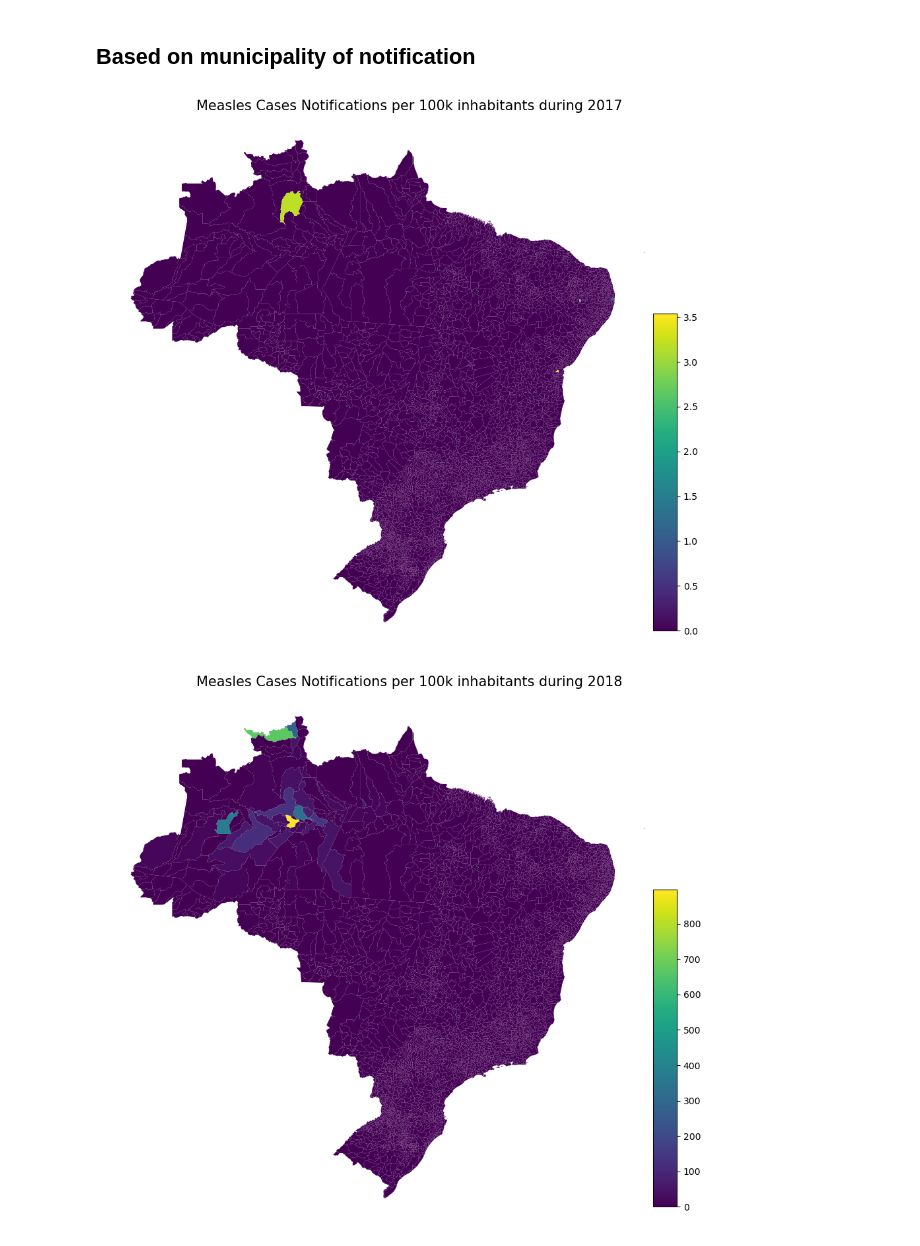
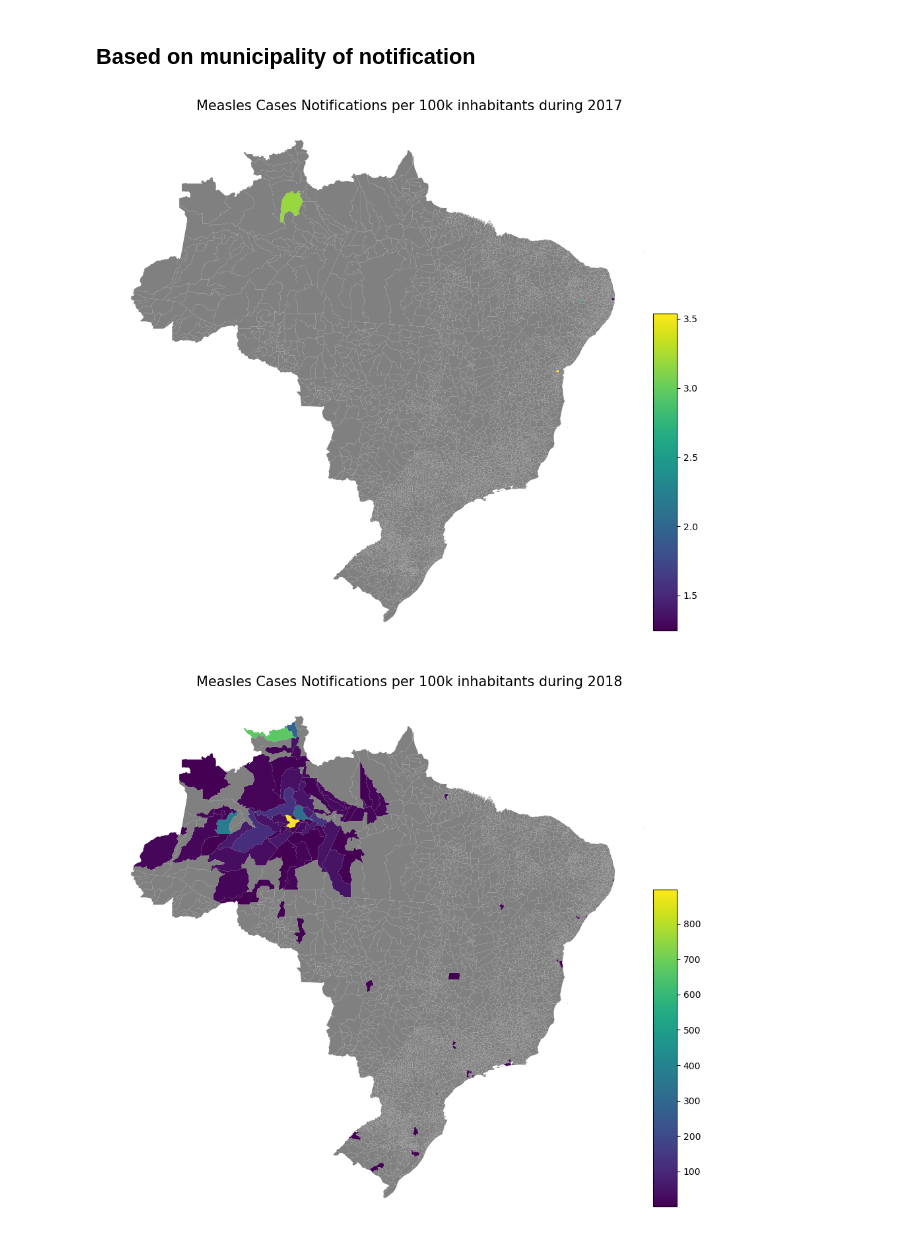
Before and after one commit to denisecammarota/measles-BR, a Jupyter notebook: Notebooks/Spatio_Temporal_Spread_Not.ipynb, the cells around one changed output. Saved outputs shown, nothing was run; the diff lists cells and outputs as text; code cells hidden in the pictures.

```diff
--- a/Notebooks/Spatio_Temporal_Spread_Not.ipynb
+++ b/Notebooks/Spatio_Temporal_Spread_Not.ipynb
@@ -32,38 +32,40 @@ for year in years:
     df_not_filt = df_not[df_not['ANO_EPI'] == year]
     map_br_aux = map_br_aux.merge(df_not_filt, how = 'left', left_on = 'code_muni', right_on = 'municipio')
     fig, axs = plt.subplots(figsize = (12,12))
-    map_br_aux = map_br_aux.fillna(0)
+    #map_br_aux = map_br_aux.fillna(0)
+    missing_kwds = dict(color='grey', label='No Data')
     map_br_aux.plot(
         ax=axs, # Axis de destino do gráfico
         column="TOTAL_100", # Coluna com os valores usados para colorir o mapa
+        missing_kwds=missing_kwds
     )
     cax = fig.add_axes(
         [
             0.82,    # posicao x (entre 0.0 e 1.0)
             0.18,    # posicao y (entre 0.0 e 1.0)
             0.03,    # largura x
             0.40,    # altura y
         ]
     )
 
     sm = plt.cm.ScalarMappable(
         cmap="viridis",
         norm=plt.Normalize(
             vmin=map_br_aux["TOTAL_100"].min(),
             vmax=map_br_aux["TOTAL_100"].max(),
         ),
     )
 
     fig.colorbar(
     sm,
     cax=cax)
 
     axs.set_title(
     "Measles Cases Notifications per 100k inhabitants during "+str(year),
     fontdict={"fontsize": 15},
     )
     axs.axis("off")
     fig.savefig('../Figs/nots_prev_'+str(year)+'.pdf')
 # %% [output]
-[figure, old version]
+[figure, new version]
-[figure, old version]
+[figure, new version]
```
Also changed, not shown: parts of 1 cell of this notebook, 26 other files.
